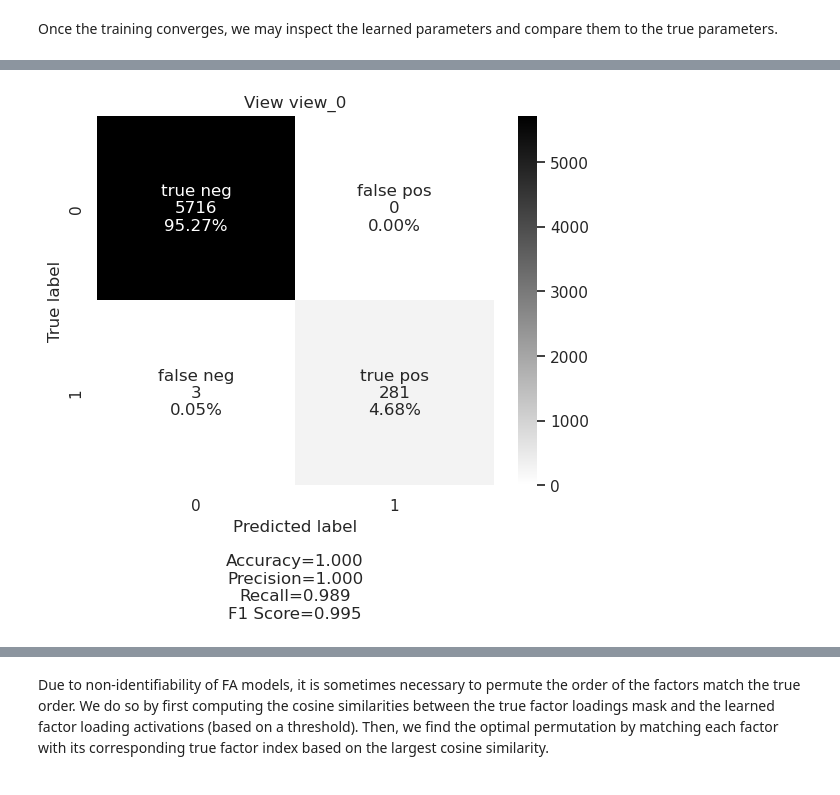
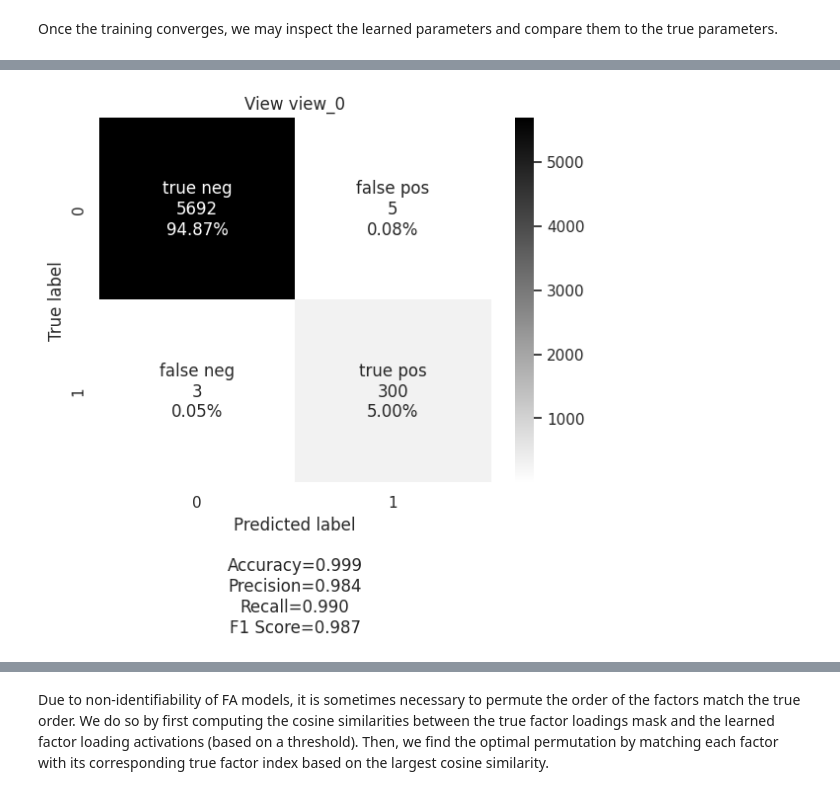
Before and after one commit to MLO-lab/MuVI, a Jupyter notebook: examples/1_basic_tutorial.ipynb, the cells around one changed output, grey strips where cells are left out. Drawn from its saved outputs; the diff is of its cells as text; code cells hidden in the pictures.

```diff
--- a/examples/1_basic_tutorial.ipynb
+++ b/examples/1_basic_tutorial.ipynb
@@ -30,6 +18,5 @@ Using matplotlib backend: <object object at 0x...>
 # %%
 # plotting settings
-sns.set()
 sns.set_theme()
 sns.set_style("whitegrid")
 sns.set_context("notebook")
@@ -166,15 +144,3 @@ log_callback = muvi.LogCallback(
 # %%
-model.fit(
-    batch_size=n_samples,
-    n_epochs=n_epochs,
-    n_particles=20,
-    learning_rate=0.01,
-    optimizer="clipped",
-    verbose=1,
-    seed=seed,
-    callbacks=[
-        log_callback,
-        muvi.EarlyStoppingCallback(n_epochs),
-    ],
-)
+model.fit(seed=seed)
 # %% [output]
@@ -295,8 +180,8 @@ muvi.pl.lined_heatmap(approx_w, vlines=vlines, center=0)
 # %%
 threshold = 0.1
 # plot the confusion matrix between the true loadings activity and the learned loadings activity for the informed views
 for m in informed_views:
-    _ = muvi.pl.confusion_matrix(model, model.view_names[m], true_mask=dg.w_masks[m])
+    _ = muvi.pl.confusion_matrix(model, model.view_names[m], true_mask=dg.w_masks[m], threshold=threshold)
     plt.show()
 # %% [output]
-[figure, old version]
+[figure, new version]
```
Also changed, not shown: parts of 25 cells of this notebook, 9 other files.
